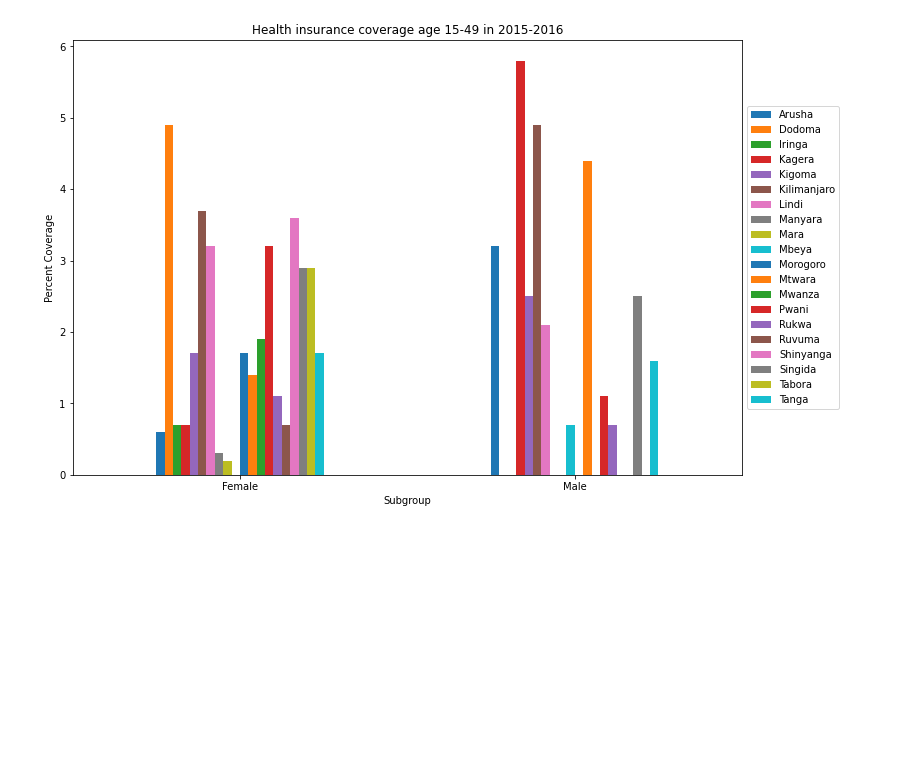
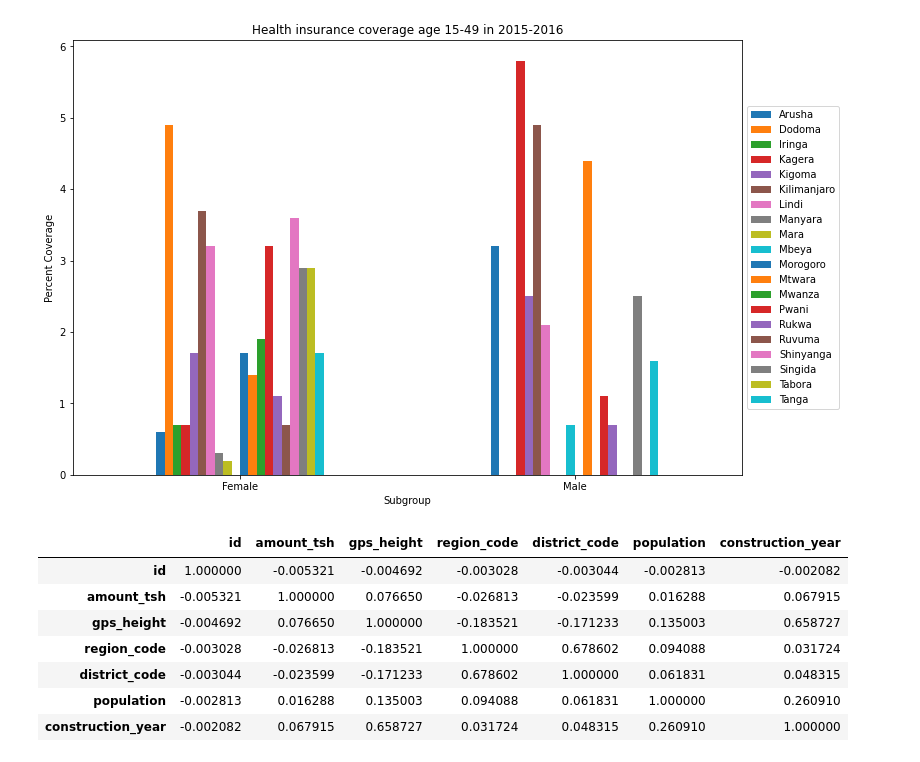
Before and after one commit to kalebts/Tanzania-Group-Project, a Jupyter notebook: Jackie.ipynb, the cells around one changed output. Cells and saved outputs as stored; diff of their text form; code cells hidden in the pictures; blank space fills up the shorter version.

```diff
--- a/Jackie.ipynb
+++ b/Jackie.ipynb
@@ -1117,3 +1117,14 @@ plt.xticks(rotation=0)
 plt.legend(loc='center left', bbox_to_anchor=(1, 0.5));
 # %% [output]
 [figure]
+# %%
+water_pump.corr()
+# %% [output]
+|  | id | amount_tsh | gps_height | region_code | district_code | population | construction_year |
+| id | 1.000000 | -0.005321 | -0.004692 | -0.003028 | -0.003044 | -0.002813 | -0.002082 |
+| amount_tsh | -0.005321 | 1.000000 | 0.076650 | -0.026813 | -0.023599 | 0.016288 | 0.067915 |
+| gps_height | -0.004692 | 0.076650 | 1.000000 | -0.183521 | -0.171233 | 0.135003 | 0.658727 |
+| region_code | -0.003028 | -0.026813 | -0.183521 | 1.000000 | 0.678602 | 0.094088 | 0.031724 |
+| district_code | -0.003044 | -0.023599 | -0.171233 | 0.678602 | 1.000000 | 0.061831 | 0.048315 |
+| population | -0.002813 | 0.016288 | 0.135003 | 0.094088 | 0.061831 | 1.000000 | 0.260910 |
+| construction_year | -0.002082 | 0.067915 | 0.658727 | 0.031724 | 0.048315 | 0.260910 | 1.000000 |
```
